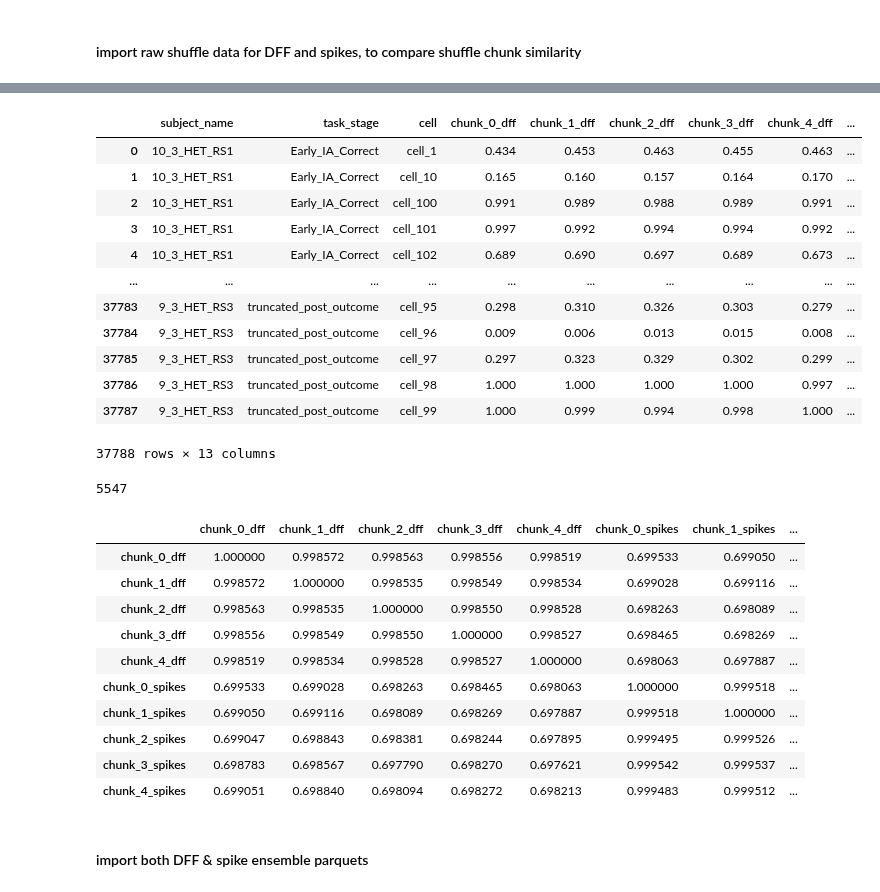
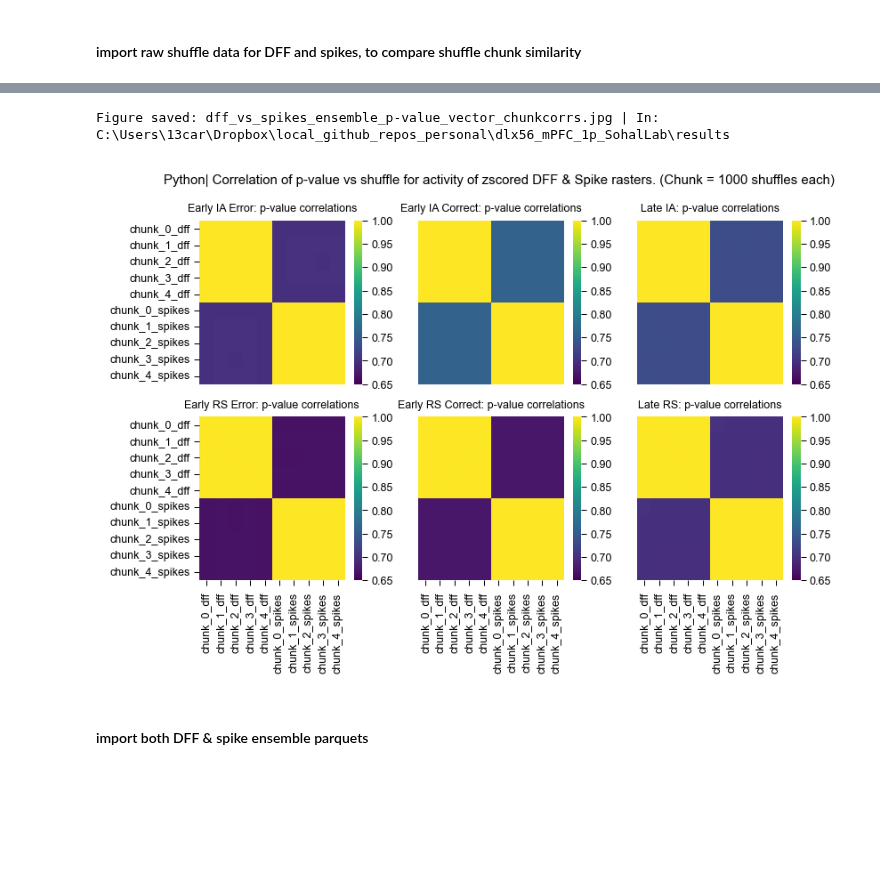
Before and after one commit to cjohnsoncruz/dlx56_mPFC_1p_SohalLab, a Jupyter notebook: code/preprocess matlab data v6_modular.ipynb, the cells around one changed output, grey strips where cells are left out. Drawn from its saved outputs; the diff is of its cells as text; code cells hidden in the pictures; blank space fills up the shorter version.

```diff
--- a/code/preprocess matlab data v6_modular.ipynb
+++ b/code/preprocess matlab data v6_modular.ipynb
@@ -550 +475,26 @@ Name: chunk_index, dtype: int64
+# %%
+def plot_stage_correlation_heatmaps(enrich_compared_df: pd.DataFrame,
+                                   stage_names: list,
+                                   merge_chunk_col: list,
+                                   value_compared: str,
+                                   axes: np.ndarray,
+                                   grid_shape: tuple = (2, 3),
+                                   vmin: float = 0.5,
+                                   cmap: str = 'viridis') -> None:
+    """Plot correlation heatmaps for each task stage on a subplot grid."""
+    nrows, ncols = grid_shape
+
+    for s, stage in enumerate(stage_names):
+        ax = axes.flatten()[s]
+        row, col = s // ncols, s % ncols
+
+        # Compute and plot correlation for this stage
+        stage_vals = enrich_compared_df[enrich_compared_df['task_stage'] == stage][merge_chunk_col].corr()
+        sns.heatmap(stage_vals, vmin=vmin, cmap=cmap, ax=ax)
+
+        # Remove ticks if not on edges
+        if col != 0: ax.set_yticks([])
+        if row != nrows - 1: ax.set_xticks([])
+
+        ax.set_title(f"{stage.replace('_', ' ')}: {value_compared} correlations")
 # %%
@@ -605,34 +515,0 @@ Text(0.5, 0.98, 'Python| Correlation between sets of 1000 shuffles each, for ens
-# %%
-merge_pval_chunks
-# %% [output]
-|  | subject_name | task_stage | cell | chunk_0_dff | chunk_1_dff | chunk_2_dff | chunk_3_dff | chunk_4_dff | ... |
-| 0 | 10_3_HET_RS1 | Early_IA_Correct | cell_1 | 0.434 | 0.453 | 0.463 | 0.455 | 0.463 | ... |
-| 1 | 10_3_HET_RS1 | Early_IA_Correct | cell_10 | 0.165 | 0.160 | 0.157 | 0.164 | 0.170 | ... |
-| 2 | 10_3_HET_RS1 | Early_IA_Correct | cell_100 | 0.991 | 0.989 | 0.988 | 0.989 | 0.991 | ... |
-| 3 | 10_3_HET_RS1 | Early_IA_Correct | cell_101 | 0.997 | 0.992 | 0.994 | 0.994 | 0.992 | ... |
-| 4 | 10_3_HET_RS1 | Early_IA_Correct | cell_102 | 0.689 | 0.690 | 0.697 | 0.689 | 0.673 | ... |
-| ... | ... | ... | ... | ... | ... | ... | ... | ... | ... |
-| 37783 | 9_3_HET_RS3 | truncated_post_outcome | cell_95 | 0.298 | 0.310 | 0.326 | 0.303 | 0.279 | ... |
-| 37784 | 9_3_HET_RS3 | truncated_post_outcome | cell_96 | 0.009 | 0.006 | 0.013 | 0.015 | 0.008 | ... |
-| 37785 | 9_3_HET_RS3 | truncated_post_outcome | cell_97 | 0.297 | 0.323 | 0.329 | 0.302 | 0.299 | ... |
-| 37786 | 9_3_HET_RS3 | truncated_post_outcome | cell_98 | 1.000 | 1.000 | 1.000 | 1.000 | 0.997 | ... |
-| 37787 | 9_3_HET_RS3 | truncated_post_outcome | cell_99 | 1.000 | 0.999 | 0.994 | 0.998 | 1.000 | ... |
-37788 rows × 13 columns
-# %%
-merge_pval_chunks.groupby('subject_name')['cell'].nunique().sum()
-# %% [output]
-5547
-# %%
-stage_vals
-# %% [output]
-|  | chunk_0_dff | chunk_1_dff | chunk_2_dff | chunk_3_dff | chunk_4_dff | chunk_0_spikes | chunk_1_spikes | ... |
-| chunk_0_dff | 1.000000 | 0.998572 | 0.998563 | 0.998556 | 0.998519 | 0.699533 | 0.699050 | ... |
-| chunk_1_dff | 0.998572 | 1.000000 | 0.998535 | 0.998549 | 0.998534 | 0.699028 | 0.699116 | ... |
-| chunk_2_dff | 0.998563 | 0.998535 | 1.000000 | 0.998550 | 0.998528 | 0.698263 | 0.698089 | ... |
-| chunk_3_dff | 0.998556 | 0.998549 | 0.998550 | 1.000000 | 0.998527 | 0.698465 | 0.698269 | ... |
-| chunk_4_dff | 0.998519 | 0.998534 | 0.998528 | 0.998527 | 1.000000 | 0.698063 | 0.697887 | ... |
-| chunk_0_spikes | 0.699533 | 0.699028 | 0.698263 | 0.698465 | 0.698063 | 1.000000 | 0.999518 | ... |
-| chunk_1_spikes | 0.699050 | 0.699116 | 0.698089 | 0.698269 | 0.697887 | 0.999518 | 1.000000 | ... |
-| chunk_2_spikes | 0.699047 | 0.698843 | 0.698381 | 0.698244 | 0.697895 | 0.999495 | 0.999526 | ... |
-| chunk_3_spikes | 0.698783 | 0.698567 | 0.697790 | 0.698270 | 0.697621 | 0.999542 | 0.999537 | ... |
-| chunk_4_spikes | 0.699051 | 0.698840 | 0.698094 | 0.698272 | 0.698213 | 0.999483 | 0.999512 | ... |
@@ -641,2 +516,20 @@ stage_vals
+# %%
+#use pvalue for corr
+pval_by_chunk_spikes = get_pivoted_enrichment_heatmap(all_chunk_ens_spikes, pivot_values = 'percent_shuffle >= real')
+pval_by_chunk_dff = get_pivoted_enrichment_heatmap(all_chunked_ensembles, pivot_values = 'percent_shuffle >= real')
+merge_pval_chunks = pd.merge(pval_by_chunk_dff, pval_by_chunk_spikes, on=['subject_name', 'task_stage', 'cell'], suffixes=('_dff', '_spikes'))
+
+# Plot correlation heatmaps
+value_compared = "p-value"
+fig, axes = plt.subplots(2, 3, figsize=(6,3.5))
+plot_stage_correlation_heatmaps(enrich_compared_df=merge_pval_chunks, stage_names=stage_names, merge_chunk_col=[c for c in merge_pval_chunks.columns if 'chunk_' in c], value_compared=value_compared, vmin = 0.65, axes = axes)
+fig.suptitle(f"Python| Correlation of {value_compared} vs shuffle for activity of zscored DFF & Spike rasters. (Chunk = 1000 shuffles each)")
+# Save figure
+fig_filename = f"dff_vs_spikes_ensemble_{value_compared}_vector_chunkcorrs.jpg"
+fig.savefig(results_dir / fig_filename, dpi=300, bbox_inches='tight')
+print(f"Figure saved: {fig_filename} | In: {results_dir}")
+# %% [output]
+Figure saved: dff_vs_spikes_ensemble_p-value_vector_chunkcorrs.jpg | In: C:\Users\13car\Dropbox\local_github_repos_personal\dlx56_mPFC_1p_SohalLab\results
+[figure, added]
 # %% [markdown]
 #### import both DFF & spike ensemble parquets
```
Also changed, not shown: parts of 43 cells of this notebook, 2 other files.
